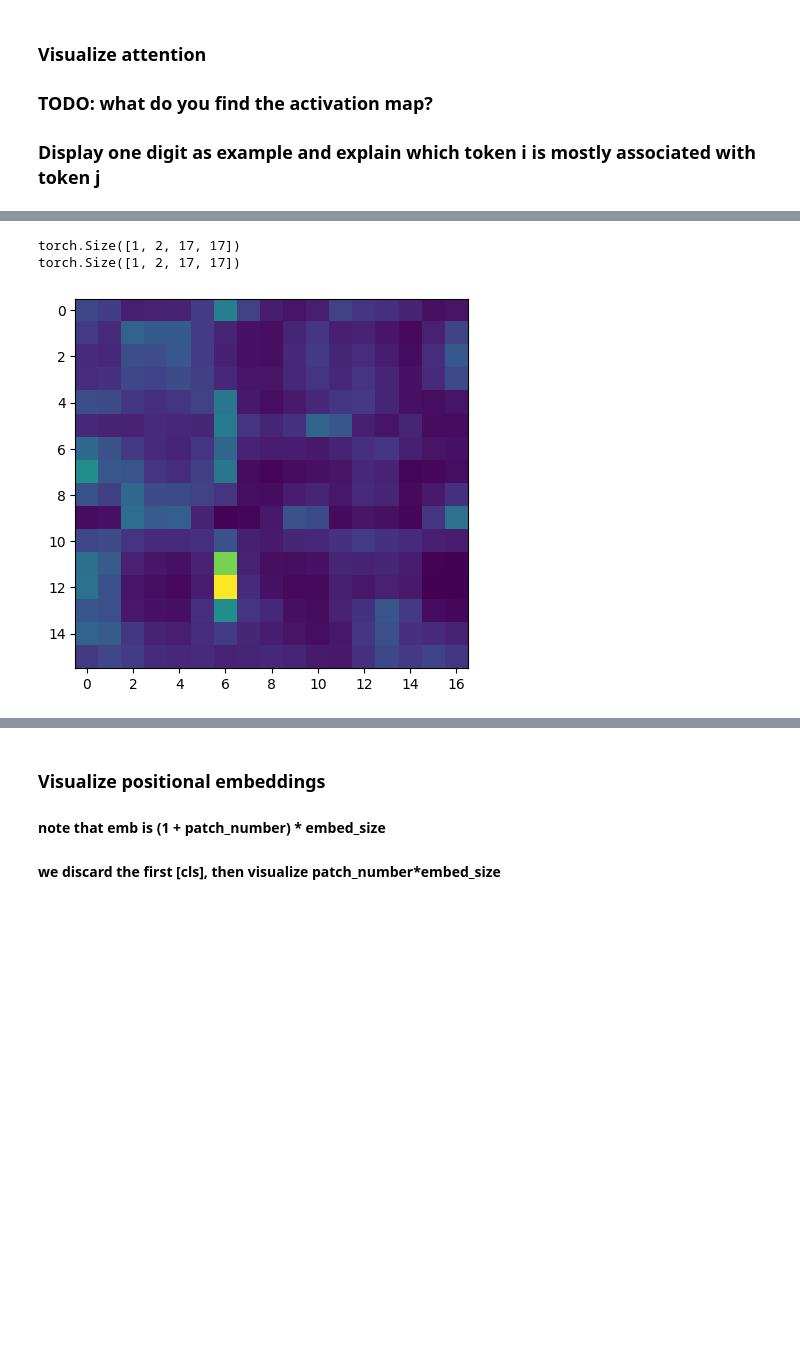
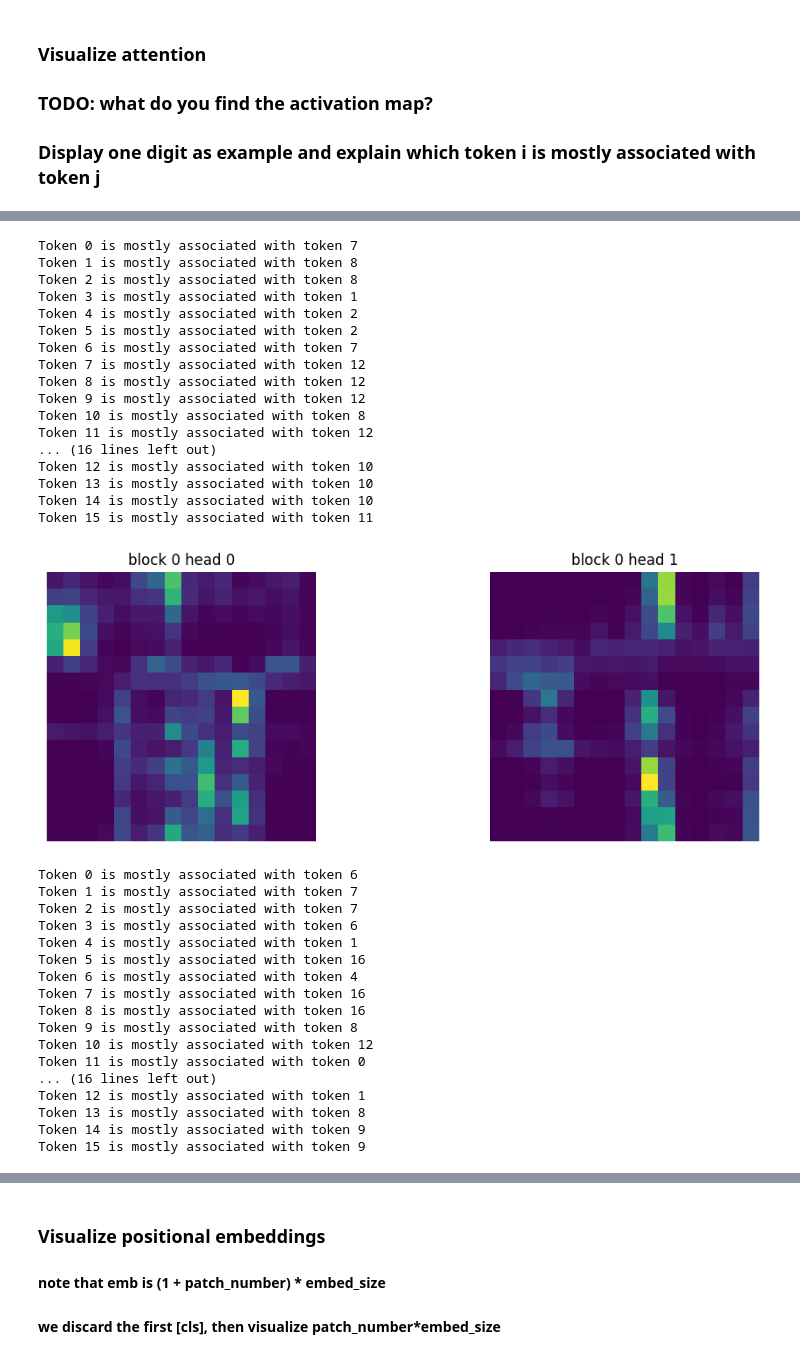
Before and after one commit to XuehanGuan01/HW_09, a Jupyter notebook: hw09_ViT_MNIST/vit.ipynb, the cells around one changed output, grey strips where cells are left out. Drawn from its saved outputs; the diff is of its cells as text; code cells hidden in the pictures; blank space fills up the shorter version.

```diff
--- a/hw09_ViT_MNIST/vit.ipynb
+++ b/hw09_ViT_MNIST/vit.ipynb
@@ -520,6 +520,8 @@ plot_confusion_matrix(confusion_matrix)
 ### TODO: what do you find the activation map?
 ### Display one digit as example and explain which token i is mostly associated with token j
 # %%
+import matplotlib.pyplot as plt
+import torch
 from matplotlib.ticker import MaxNLocator
 
 @torch.no_grad()
@@ -532,15 +534,24 @@ def visualize_attention(model, img):
     out, activations = model.forward_visualize(img)
     out = out.argmax(-1).item()
 
-    plt.gca().axes.xaxis.set_major_locator(MaxNLocator(integer=True))
+    #plt.gca().axes.xaxis.set_major_locator(MaxNLocator(integer=True))
     for block, acts in enumerate(activations):
-        # 17x17 attention magnitude
-        print(acts.size())
-        acts = acts.squeeze()
-        acts = acts[1:,1:].cpu()
-        # Change: Summing the attention weights across the first dimension
-        acts = acts.sum(dim=0)# Assuming dim=0 is the channel dimension
-        plt.imshow(acts)
+        if acts.dim() == 4:
+            acts = acts.squeeze(0)
+        repeat = acts.shape[0]
+        fig, ax = plt.subplots(1, repeat, figsize=(12, 4))
+        if repeat == 1: ax = np.array([ax])
+        for i in range(repeat):
+            ax[i].imshow(acts[i][1:, 1:].cpu())
+            ax[i].set_title(f'block {block} head {i}')
+            ax[i].axis('off')
+
+            # 找到每个 token i 最相关的 token j
+            for token_i in range(acts[i][1:, 1:].shape[0]):
+                token_j = torch.argmax(acts[i, token_i]).item()
+                print(f'Token {token_i} is mostly associated with token {token_j}')
+
+        plt.show()
 
 visualize_attention(model, next(iter(data))[0][0])
 # %% [output]
@@ -549,3 +560,35 @@ visualize_attention(model, next(iter(data))[0][0])
-torch.Size([1, 2, 17, 17])
-torch.Size([1, 2, 17, 17])
+Token 0 is mostly associated with token 7
+Token 1 is mostly associated with token 8
+Token 2 is mostly associated with token 8
+Token 3 is mostly associated with token 1
+Token 4 is mostly associated with token 2
+Token 5 is mostly associated with token 2
+Token 6 is mostly associated with token 7
+Token 7 is mostly associated with token 12
+Token 8 is mostly associated with token 12
+Token 9 is mostly associated with token 12
+Token 10 is mostly associated with token 8
+Token 11 is mostly associated with token 12
+... (16 lines left out)
+Token 12 is mostly associated with token 10
+Token 13 is mostly associated with token 10
+Token 14 is mostly associated with token 10
+Token 15 is mostly associated with token 11
-[figure, old version]
+[figure, new version]
+Token 0 is mostly associated with token 6
+Token 1 is mostly associated with token 7
+Token 2 is mostly associated with token 7
+Token 3 is mostly associated with token 6
+Token 4 is mostly associated with token 1
+Token 5 is mostly associated with token 16
+Token 6 is mostly associated with token 4
+Token 7 is mostly associated with token 16
+Token 8 is mostly associated with token 16
+Token 9 is mostly associated with token 8
+Token 10 is mostly associated with token 12
+Token 11 is mostly associated with token 0
+... (16 lines left out)
+Token 12 is mostly associated with token 1
+Token 13 is mostly associated with token 8
+Token 14 is mostly associated with token 9
+Token 15 is mostly associated with token 9
```
Also changed, not shown: parts of 8 cells of this notebook.
